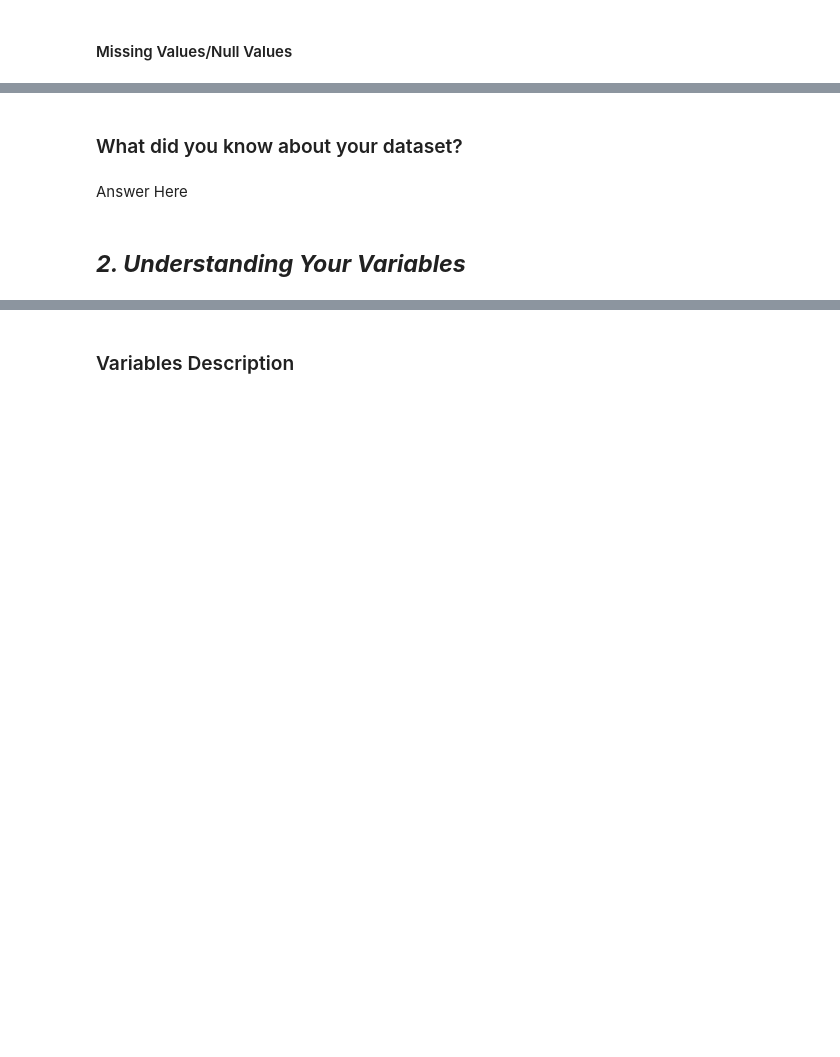
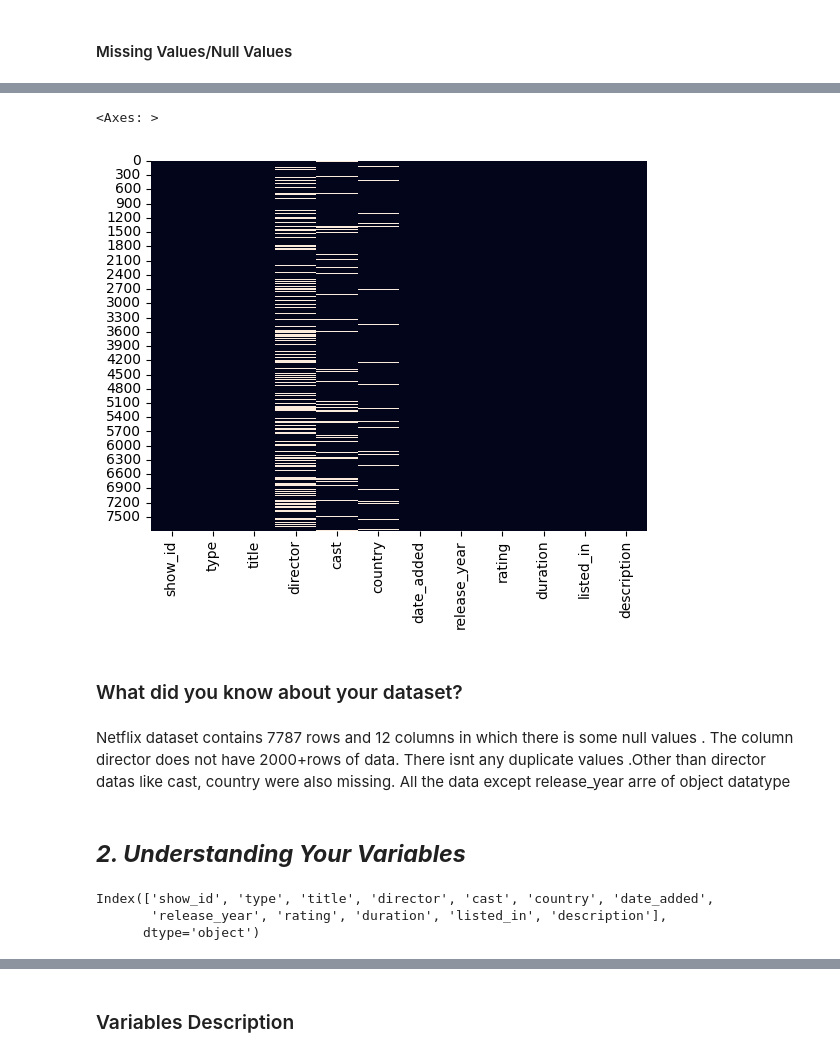
Before and after one commit to albin2122/Netflix-Movies-And-TV-Shows-Clustering, a Jupyter notebook: Netflix_Movies_And_TV_Shows_Clustering.ipynb, the cells around one changed output, grey strips where cells are left out. Saved outputs shown, nothing was run; the diff lists cells and outputs as text; code cells hidden in the pictures; blank space fills up the shorter version.

```diff
--- a/Netflix_Movies_And_TV_Shows_Clustering.ipynb
+++ b/Netflix_Movies_And_TV_Shows_Clustering.ipynb
@@ -84,3 +130,6 @@ M - Multivariate Analysis
+# %%
+# Load Dataset
+netflix_df=pd.read_csv('/content/drive/MyDrive/AlmaBetter/Modules/Topics/Project/Project-4- Unsupervised/NETFLIX MOVIES AND TV SHOWS CLUSTERING.csv')
 # %% [markdown]
 ### Dataset First View
 # %%
@@ -104,12 +221,21 @@ M - Multivariate Analysis
 # %%
 # Visualizing the missing values
+sns.heatmap(netflix_df.isnull(), cbar=False)
+# %% [output]
+<Axes: >
+[figure, added]
 # %% [markdown]
 ### What did you know about your dataset?
-# %% [markdown]
-Answer Here
+# %% [markdown]
+Netflix dataset contains 7787 rows and 12 columns in which there is some null values . The column director does not have  2000+rows of data. There isnt any duplicate values .Other than director datas like cast,  country were also missing. All the data except release_year arre of object datatype
 # %% [markdown]
 ## ***2. Understanding Your Variables***
 # %%
 # Dataset Columns
+netflix_df.columns
+# %% [output]
+Index(['show_id', 'type', 'title', 'director', 'cast', 'country', 'date_added',
+       'release_year', 'rating', 'duration', 'listed_in', 'description'],
+      dtype='object')
 # %%
 # Dataset Describe
```
Also changed, not shown: parts of 195 cells of this notebook.
